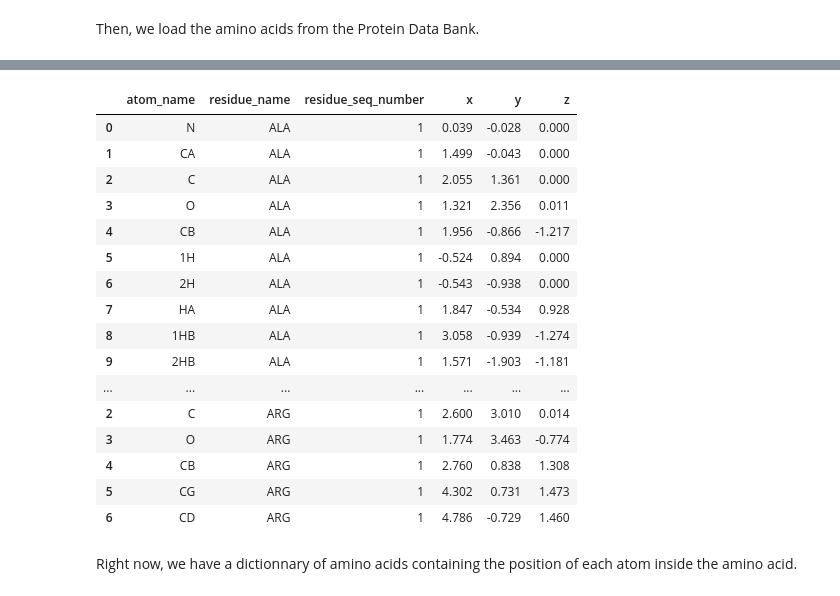
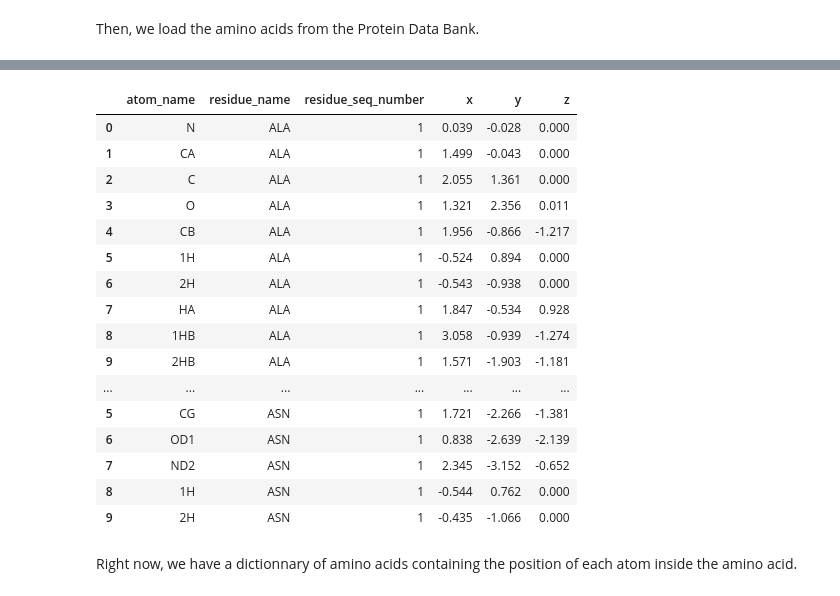
Before and after one commit to cristianl1251/structural-bioinformatics, a Jupyter notebook: assignment_2/Polypeptide Chain.ipynb, the cells around one changed output, grey strips where cells are left out. Drawn from its saved outputs; the diff is of its cells as text; code cells hidden in the pictures.

```diff
--- a/assignment_2/Polypeptide Chain.ipynb
+++ b/assignment_2/Polypeptide Chain.ipynb
@@ -70,23 +91,23 @@ for f in glob.glob(AMINOACID_PATH + "*.pdb"):
 # %%
-aminoacids.head(20)
+aminoacids.head(50)
 # %% [output]
 |  | atom_name | residue_name | residue_seq_number | x | y | z |
 | 0 | N | ALA | 1 | 0.039 | -0.028 | 0.000 |
 | 1 | CA | ALA | 1 | 1.499 | -0.043 | 0.000 |
 | 2 | C | ALA | 1 | 2.055 | 1.361 | 0.000 |
 | 3 | O | ALA | 1 | 1.321 | 2.356 | 0.011 |
 | 4 | CB | ALA | 1 | 1.956 | -0.866 | -1.217 |
 | 5 | 1H | ALA | 1 | -0.524 | 0.894 | 0.000 |
 | 6 | 2H | ALA | 1 | -0.543 | -0.938 | 0.000 |
 | 7 | HA | ALA | 1 | 1.847 | -0.534 | 0.928 |
 | 8 | 1HB | ALA | 1 | 3.058 | -0.939 | -1.274 |
 | 9 | 2HB | ALA | 1 | 1.571 | -1.903 | -1.181 |
 | ... | ... | ... | ... | ... | ... | ... |
-| 2 | C | ARG | 1 | 2.600 | 3.010 | 0.014 |
-| 3 | O | ARG | 1 | 1.774 | 3.463 | -0.774 |
-| 4 | CB | ARG | 1 | 2.760 | 0.838 | 1.308 |
-| 5 | CG | ARG | 1 | 4.302 | 0.731 | 1.473 |
-| 6 | CD | ARG | 1 | 4.786 | -0.729 | 1.460 |
+| 5 | CG | ASN | 1 | 1.721 | -2.266 | -1.381 |
+| 6 | OD1 | ASN | 1 | 0.838 | -2.639 | -2.139 |
+| 7 | ND2 | ASN | 1 | 2.345 | -3.152 | -0.652 |
+| 8 | 1H | ASN | 1 | -0.544 | 0.762 | 0.000 |
+| 9 | 2H | ASN | 1 | -0.435 | -1.066 | 0.000 |
 # %% [markdown]
 Right now, we have a dictionnary of amino acids containing the position of each atom inside the amino acid.
 # %% [markdown]
```
Also changed, not shown: parts of 17 cells of this notebook.
